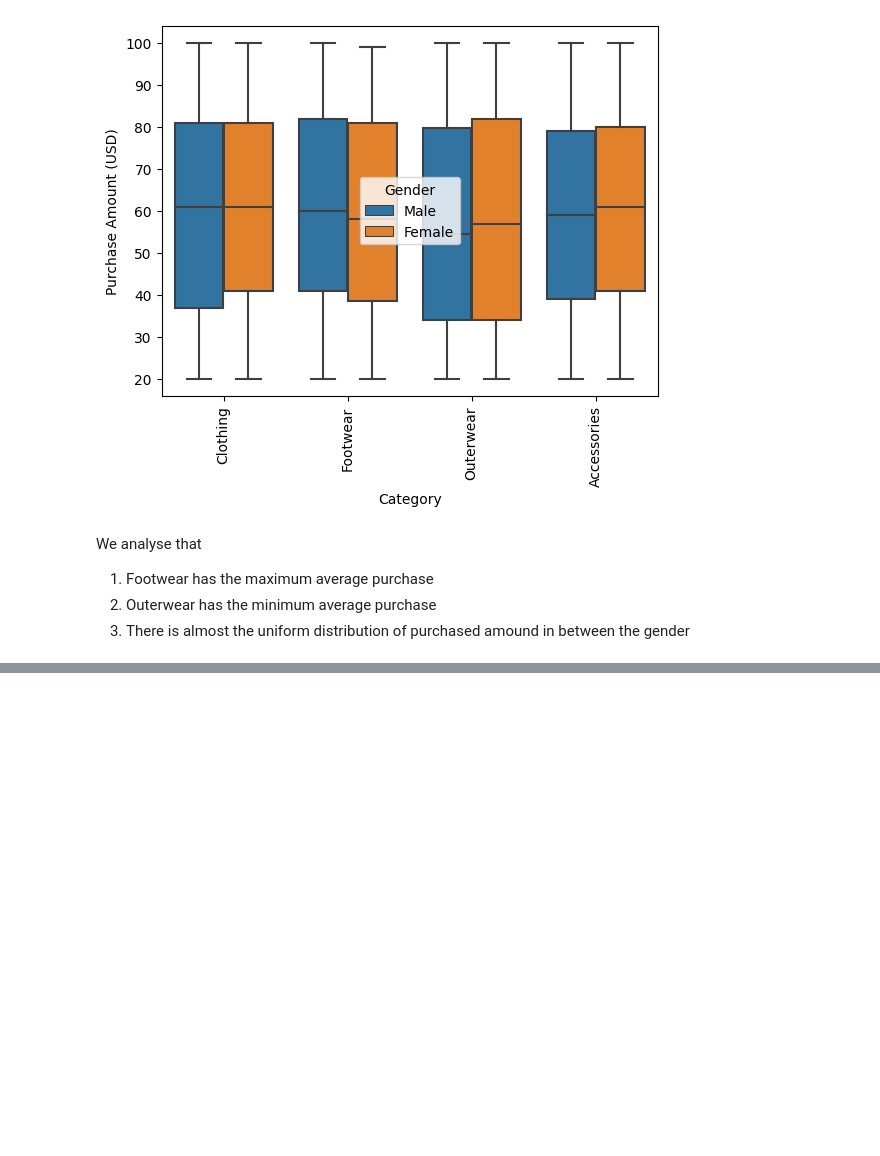
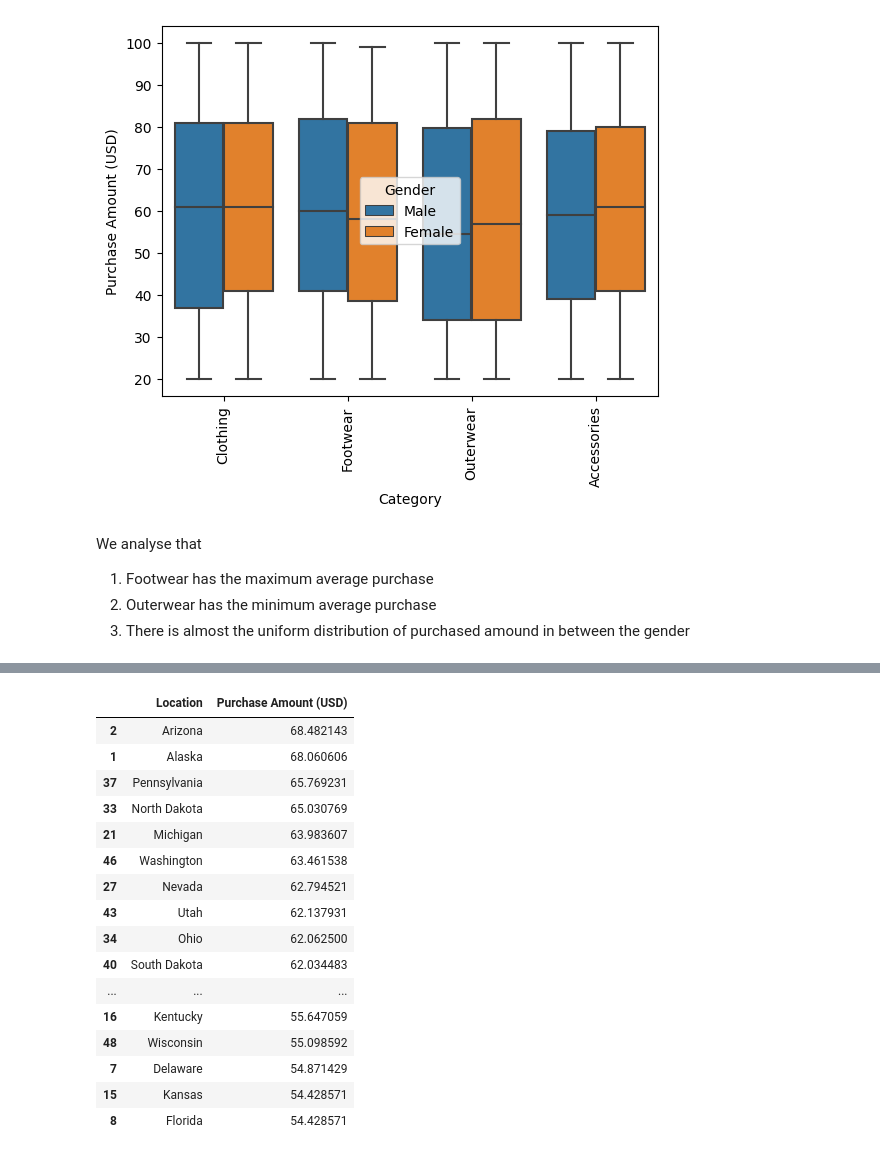
Before and after one commit to vanshikagoyal6396/MLCOE_TASK1_DIABETES, a Jupyter notebook: EDA2.ipynb, the cells around one changed output, grey strips where cells are left out. Cells and saved outputs as stored; diff of their text form; code cells hidden in the pictures; blank space fills up the shorter version.

```diff
--- a/EDA2.ipynb
+++ b/EDA2.ipynb
@@ -196,0 +223,21 @@ plt.show()
+# %%
+loca=pd.DataFrame(data.groupby('Location')['Purchase Amount (USD)'].mean().reset_index().sort_values(by='Purchase Amount (USD)',ascending=False))
+loca
+# %% [output]
+|  | Location | Purchase Amount (USD) |
+| 2 | Arizona | 68.482143 |
+| 1 | Alaska | 68.060606 |
+| 37 | Pennsylvania | 65.769231 |
+| 33 | North Dakota | 65.030769 |
+| 21 | Michigan | 63.983607 |
+| 46 | Washington | 63.461538 |
+| 27 | Nevada | 62.794521 |
+| 43 | Utah | 62.137931 |
+| 34 | Ohio | 62.062500 |
+| 40 | South Dakota | 62.034483 |
+| ... | ... | ... |
+| 16 | Kentucky | 55.647059 |
+| 48 | Wisconsin | 55.098592 |
+| 7 | Delaware | 54.871429 |
+| 15 | Kansas | 54.428571 |
+| 8 | Florida | 54.428571 |
```
Also changed, not shown: parts of 7 cells of this notebook.
